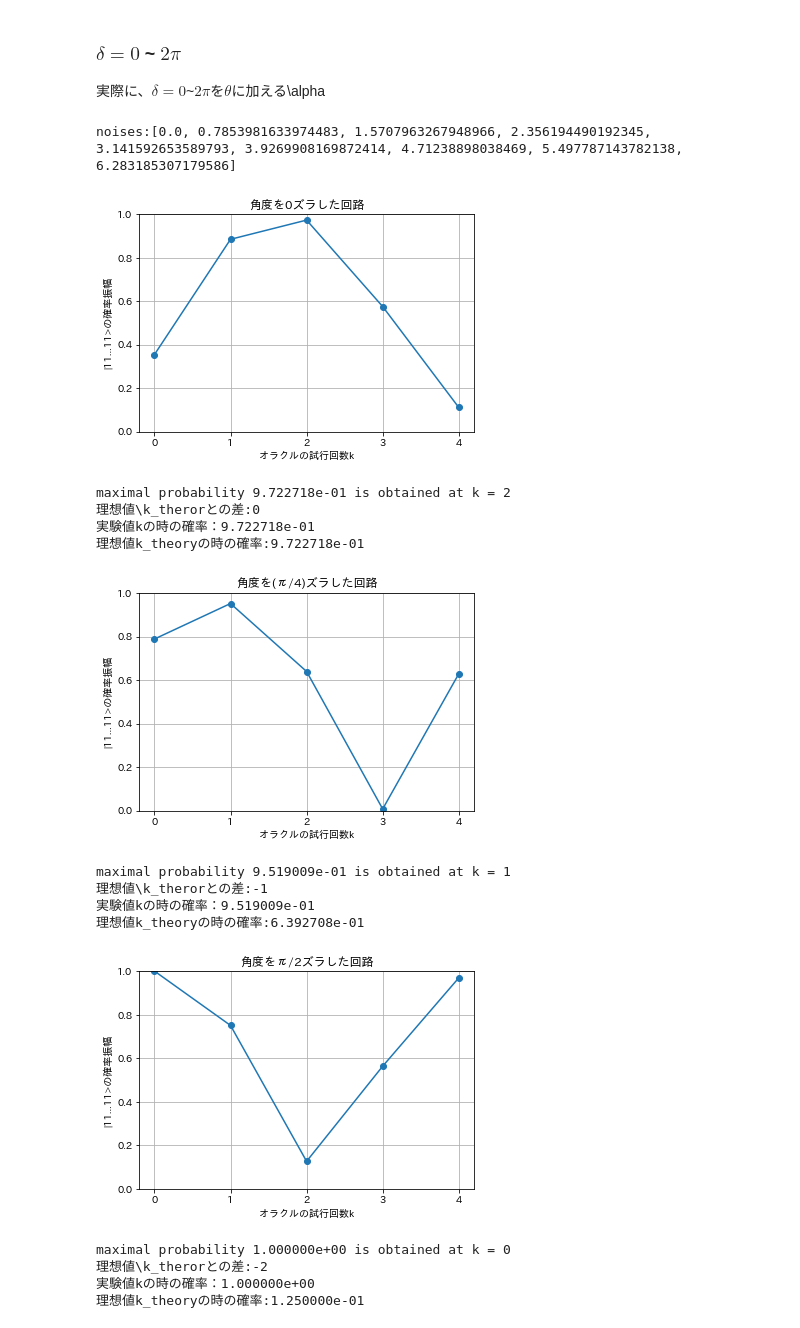
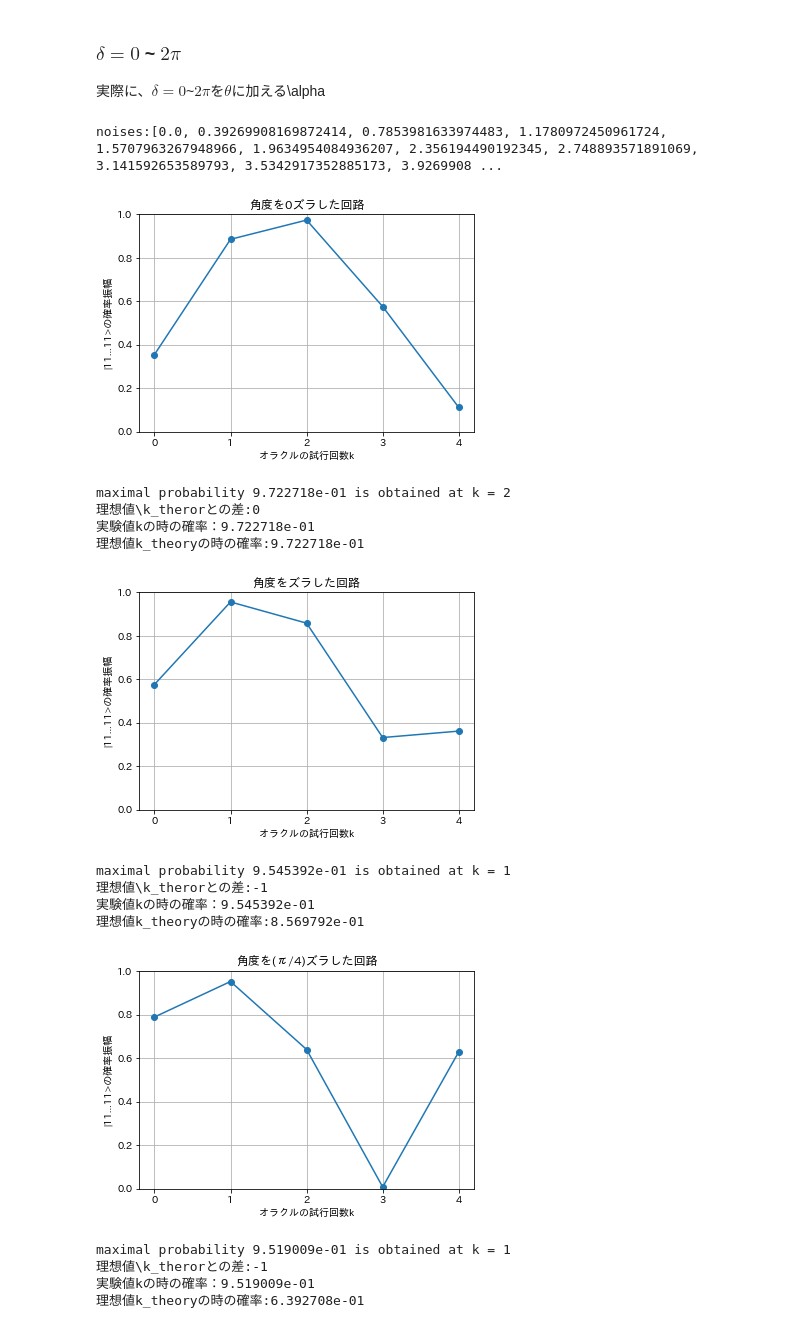
Before and after one commit to KaitoMuraoka/Hadamard-transform-with-misaligned-angles, a Jupyter notebook: Main.ipynb, the cells around one changed output. Saved outputs shown, nothing was run; the diff lists cells and outputs as text; code cells hidden in the pictures.

```diff
--- a/Main.ipynb
+++ b/Main.ipynb
@@ -501,42 +501,43 @@ def noisy_grover(nqubits, operate_times, delta):
 # %%
 noises = []
 noises_title = []
-n = 4
+n = 8
 for i in range(0, 2*n + 1):
     sample = np.pi * i
     result = sample / n
     noises.append(result)
     noises_title.append(f"{i}π/{n}")
 # %%
-noises_title = ['0', '(π/4)', 'π/2', '3π/4', 'π', '5π/4', '3π/2', '7π/4', '2π']
+# noises_title = ['0','', '(π/4)','',  'π/2', '', '3π/4','', 'π', '', '5π/4', '', '3π/2', '', '7π/4', '', '2π']
+noises_title = ['0','', '(π/4)',' ',  'π/2', '  ', '3π/4','   ', 'π', '    ', '5π/4', '     ', '3π/2', '      ', '7π/4', '       ', '2π']
 
 print(f'noises:{noises}')
 
 p_kth_array = []
 
 for i in range(len(noises)):
     result, max_k, p_k = noisy_grover(nqubits, times, noises[i])
 
     line_graph(result, f'角度を{noises_title[i]}ズラした回路')
     print(f'maximal probability {result[max_k]:5e} is obtained at k = {max_k}')
     print(f'理想値\k_therorとの差:{max_k - k_theory}')
     print(f'実験値kの時の確率：{result[max_k]:5e}')
     print(f'理想値k_theoryの時の確率:{result[k_theory]:5e}')
     p_kth_array.append(result[k_theory])
 # %% [output]
-noises:[0.0, 0.7853981633974483, 1.5707963267948966, 2.356194490192345, 3.141592653589793, 3.9269908169872414, 4.71238898038469, 5.497787143782138, 6.283185307179586]
+noises:[0.0, 0.39269908169872414, 0.7853981633974483, 1.1780972450961724, 1.5707963267948966, 1.9634954084936207, 2.356194490192345, 2.748893571891069, 3.141592653589793, 3.5342917352885173, 3.9269908 ...
 [figure]
 maximal probability 9.722718e-01 is obtained at k = 2
 理想値\k_therorとの差:0
 実験値kの時の確率：9.722718e-01
 理想値k_theoryの時の確率:9.722718e-01
-[figure, old version]
+[figure, new version]
-maximal probability 9.519009e-01 is obtained at k = 1
+maximal probability 9.545392e-01 is obtained at k = 1
 理想値\k_therorとの差:-1
-実験値kの時の確率：9.519009e-01
-理想値k_theoryの時の確率:6.392708e-01
+実験値kの時の確率：9.545392e-01
+理想値k_theoryの時の確率:8.569792e-01
-[figure, old version]
+[figure, new version]
-maximal probability 1.000000e+00 is obtained at k = 0
-理想値\k_therorとの差:-2
-実験値kの時の確率：1.000000e+00
-理想値k_theoryの時の確率:1.250000e-01
+maximal probability 9.519009e-01 is obtained at k = 1
+理想値\k_therorとの差:-1
+実験値kの時の確率：9.519009e-01
+理想値k_theoryの時の確率:6.392708e-01
```
Also changed, not shown: parts of 2 cells of this notebook.
